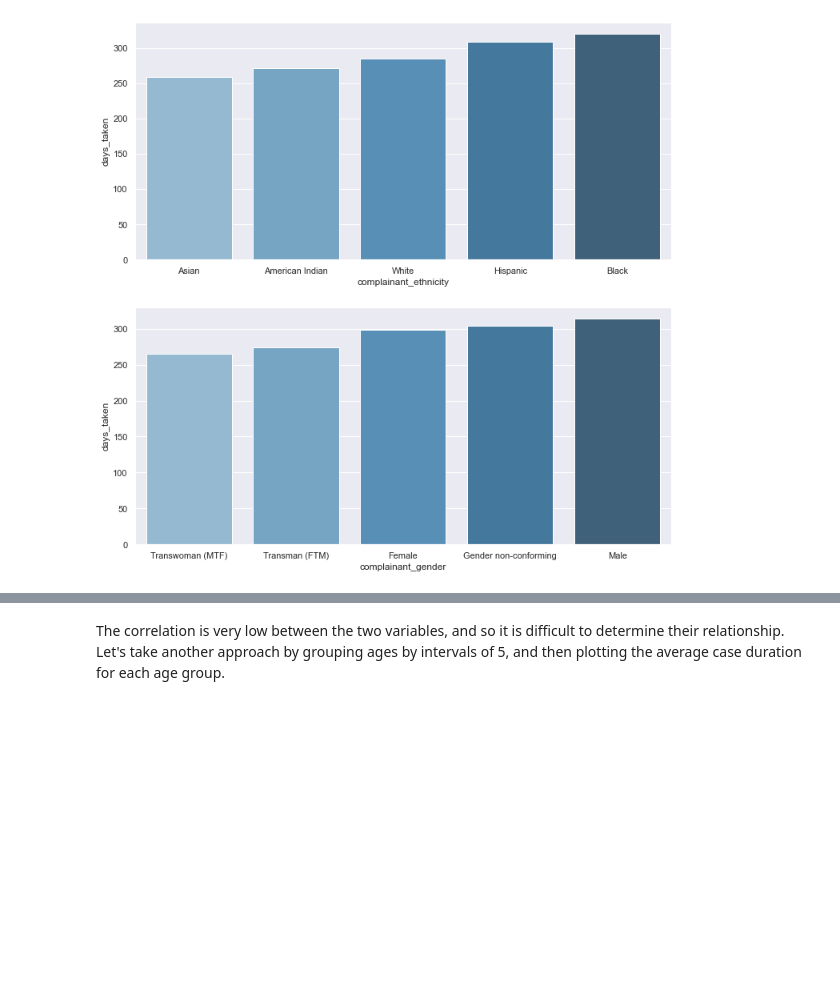
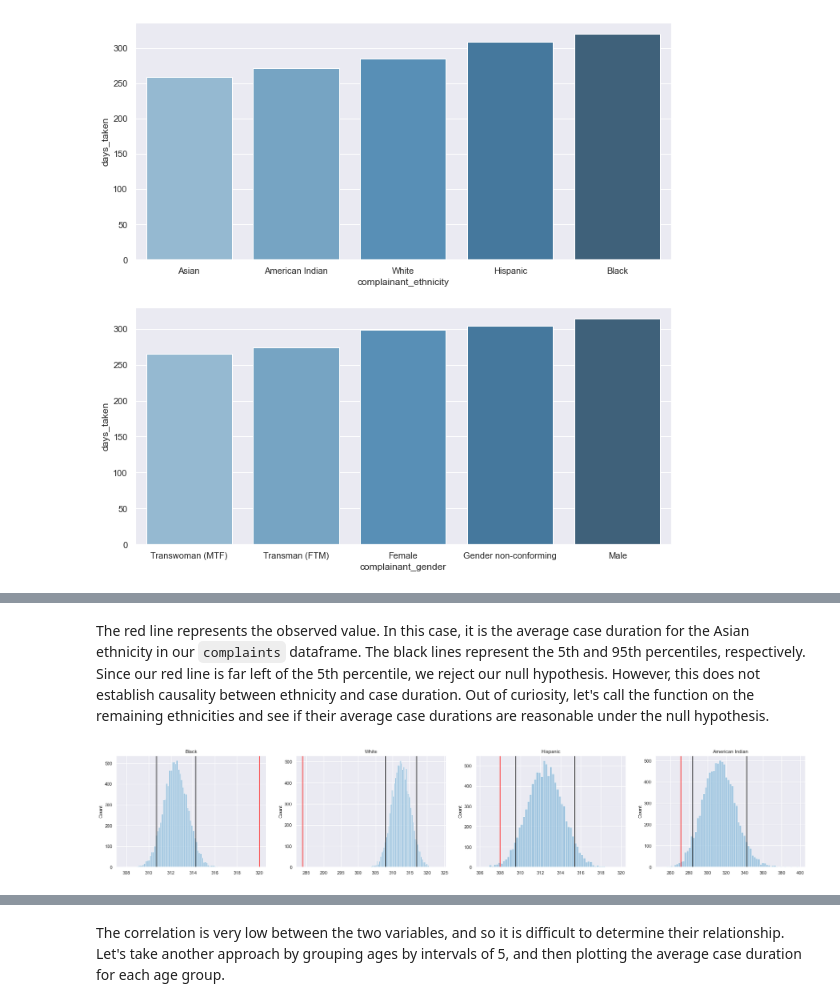
Before and after one commit to RyanHUNGry/nypd-civilian-complaints-EDA, a Jupyter notebook: notebook.ipynb, the cells around one changed output, grey strips where cells are left out. Saved outputs shown, nothing was run; the diff lists cells and outputs as text; code cells hidden in the pictures; blank space fills up the shorter version.

```diff
--- a/notebook.ipynb
+++ b/notebook.ipynb
@@ -354,0 +411,15 @@ What about age, a quantitative variable, and its effect on case duration?
+# %% [markdown]
+The red line represents the observed value. In this case, it is the average case duration for the Asian ethnicity in our `complaints` dataframe. The black lines represent the 5th and 95th percentiles, respectively. Since our red line is far left of the 5th percentile, we reject our null hypothesis. However, this does not establish causality between ethnicity and case duration. Out of curiosity, let's call the function on the remaining ethnicities and see if their average case durations are reasonable under the null hypothesis.
+# %%
+ethnicities = ['Black', "White", "Hispanic", "American Indian"] # Conducts hypothesis tests for these ethnicities and plots
+
+fig, axes = plt.subplots(1, 4, figsize = (30, 5))
+for i, ethnicity in enumerate(ethnicities):
+    ts, obs = conduct_case_duration_hypothesis_test('complainant_ethnicity', ethnicity, False)
+    ax = sns.histplot(data = ts, ax = axes[i])
+    ax.axvline(np.percentile(ts, 5), color = 'black')
+    ax.axvline(np.percentile(ts, 95), color = 'black')
+    ax.set_title(ethnicity)
+    ax.axvline(obs, color = 'red')
+# %% [output]
+[figure, added]
```
Also changed, not shown: parts of 65 cells of this notebook.
